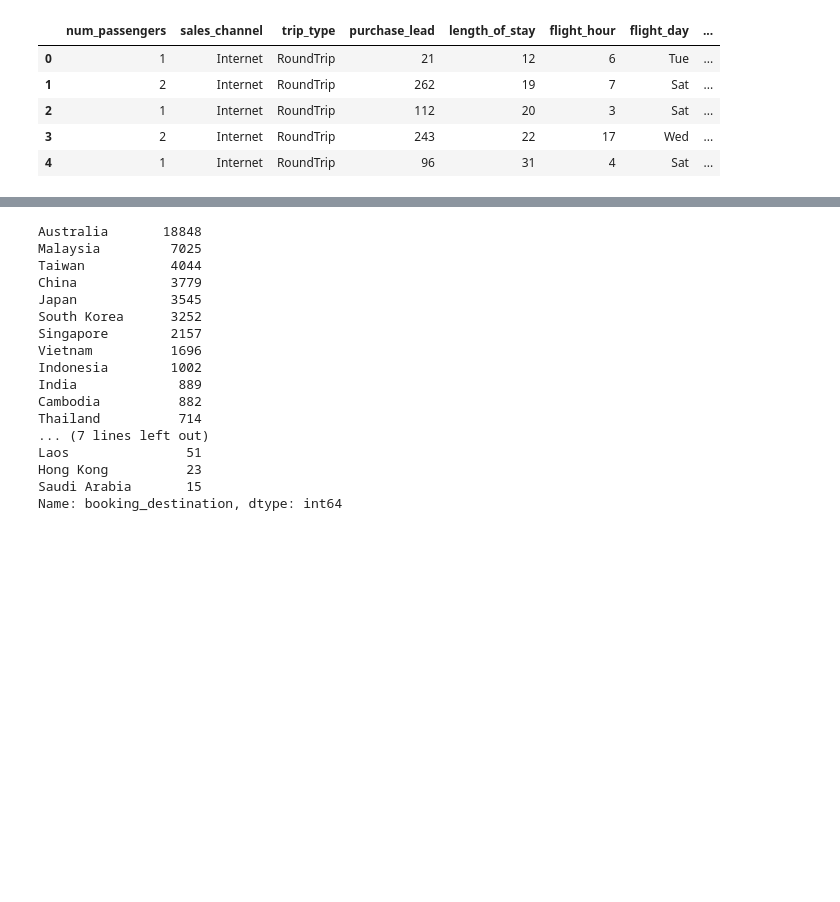
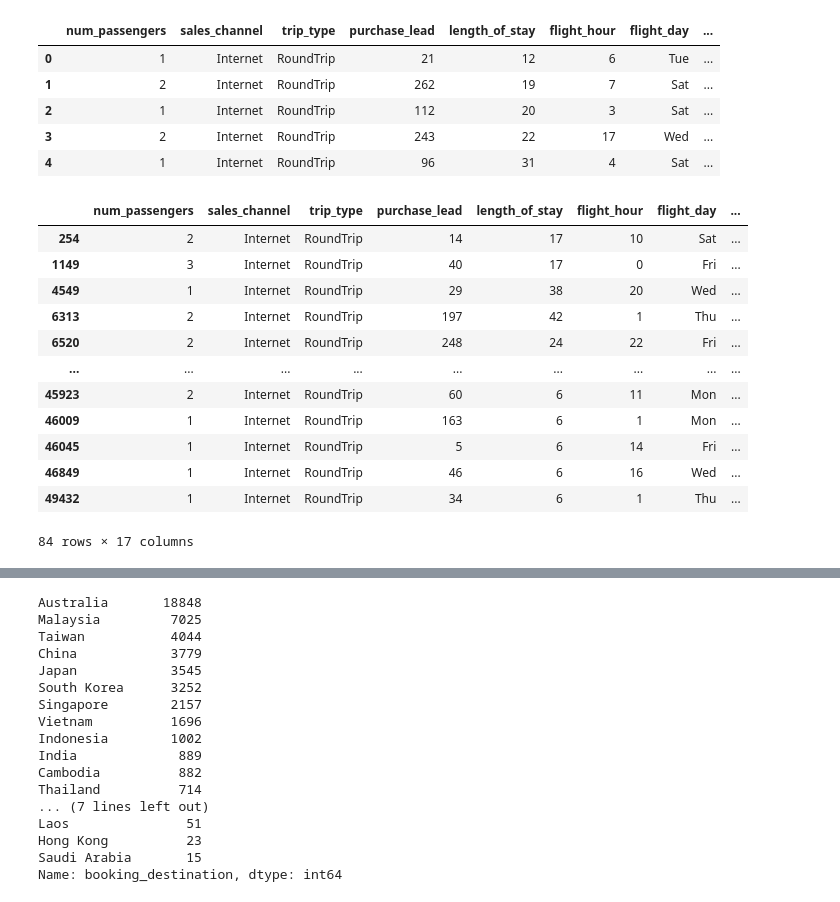
Before and after one commit to qichsia/python, a Jupyter notebook: final_proj/01_data_cleaning.ipynb, the cells around one changed output, grey strips where cells are left out. Cells and saved outputs as stored; diff of their text form; code cells hidden in the pictures; blank space fills up the shorter version.

```diff
--- a/final_proj/01_data_cleaning.ipynb
+++ b/final_proj/01_data_cleaning.ipynb
@@ -87,3 +84,22 @@ df.head(5)
 | 2 | 1 | Internet | RoundTrip | 112 | 20 | 3 | Sat | ... |
 | 3 | 2 | Internet | RoundTrip | 243 | 22 | 17 | Wed | ... |
 | 4 | 1 | Internet | RoundTrip | 96 | 31 | 4 | Sat | ... |
+# %%
+# Fixing booking origin column (some are empty)
+
+df[df['booking_origin'] == "(not set)"]
+#df = pd.merge(df,airports.iloc[:, 3],left_on='destination', right_on=airports.iloc[:, 4], how='left')
+# %% [output]
+|  | num_passengers | sales_channel | trip_type | purchase_lead | length_of_stay | flight_hour | flight_day | ... |
+| 254 | 2 | Internet | RoundTrip | 14 | 17 | 10 | Sat | ... |
+| 1149 | 3 | Internet | RoundTrip | 40 | 17 | 0 | Fri | ... |
+| 4549 | 1 | Internet | RoundTrip | 29 | 38 | 20 | Wed | ... |
+| 6313 | 2 | Internet | RoundTrip | 197 | 42 | 1 | Thu | ... |
+| 6520 | 2 | Internet | RoundTrip | 248 | 24 | 22 | Fri | ... |
+| ... | ... | ... | ... | ... | ... | ... | ... | ... |
+| 45923 | 2 | Internet | RoundTrip | 60 | 6 | 11 | Mon | ... |
+| 46009 | 1 | Internet | RoundTrip | 163 | 6 | 1 | Mon | ... |
+| 46045 | 1 | Internet | RoundTrip | 5 | 6 | 14 | Fri | ... |
+| 46849 | 1 | Internet | RoundTrip | 46 | 6 | 16 | Wed | ... |
+| 49432 | 1 | Internet | RoundTrip | 34 | 6 | 1 | Thu | ... |
+84 rows × 17 columns
```
Also changed, not shown: parts of 8 cells of this notebook, 6 other files.
